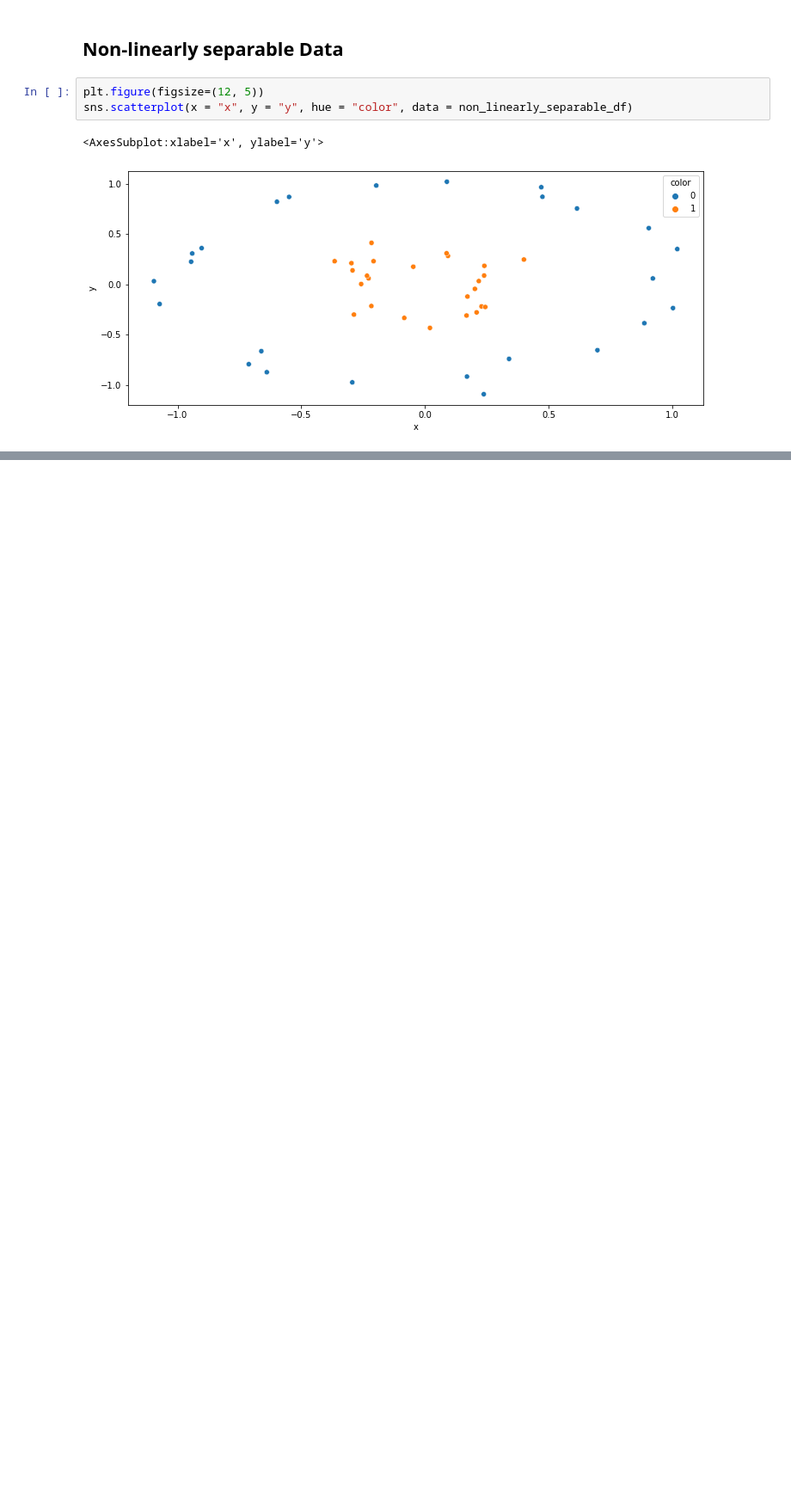
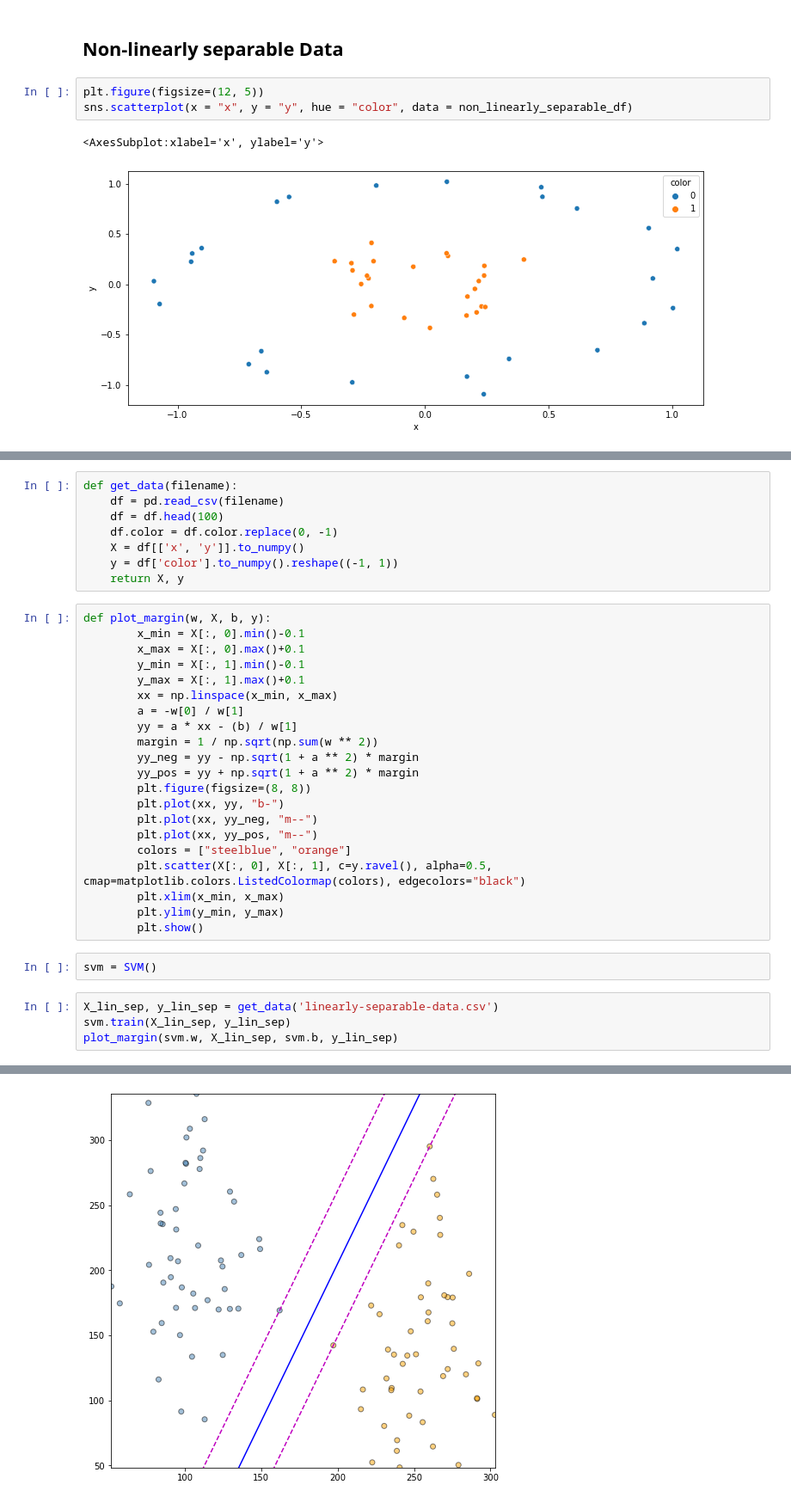
Before and after one commit to miraehab/Support-Vector-Machine-Implementation, a Jupyter notebook: notebook.ipynb, the cells around one changed output, grey strips where cells are left out. Shown at 86% size. Saved outputs shown, nothing was run; the diff lists cells and outputs as text; blank space fills up the shorter version.

```diff
--- a/notebook.ipynb
+++ b/notebook.ipynb
@@ -33,0 +117,36 @@ sns.scatterplot(x = "x", y = "y", hue = "color", data = non_linearly_separable_d
+# %%
+def get_data(filename):
+    df = pd.read_csv(filename)
+    df = df.head(100)
+    df.color = df.color.replace(0, -1)
+    X = df[['x', 'y']].to_numpy()
+    y = df['color'].to_numpy().reshape((-1, 1))
+    return X, y
+# %%
+def plot_margin(w, X, b, y):
+        x_min = X[:, 0].min()-0.1
+        x_max = X[:, 0].max()+0.1
+        y_min = X[:, 1].min()-0.1
+        y_max = X[:, 1].max()+0.1
+        xx = np.linspace(x_min, x_max)
+        a = -w[0] / w[1]
+        yy = a * xx - (b) / w[1]
+        margin = 1 / np.sqrt(np.sum(w ** 2))
+        yy_neg = yy - np.sqrt(1 + a ** 2) * margin
+        yy_pos = yy + np.sqrt(1 + a ** 2) * margin
+        plt.figure(figsize=(8, 8))
+        plt.plot(xx, yy, "b-")
+        plt.plot(xx, yy_neg, "m--")
+        plt.plot(xx, yy_pos, "m--")
+        colors = ["steelblue", "orange"]
+        plt.scatter(X[:, 0], X[:, 1], c=y.ravel(), alpha=0.5, cmap=matplotlib.colors.ListedColormap(colors), edgecolors="black")
+        plt.xlim(x_min, x_max)
+        plt.ylim(y_min, y_max)
+        plt.show()
+# %%
+svm = SVM()
+# %%
+X_lin_sep, y_lin_sep = get_data('linearly-separable-data.csv')
+svm.train(X_lin_sep, y_lin_sep)
+plot_margin(svm.w, X_lin_sep, svm.b, y_lin_sep)
+# %% [output]
@@ -33,0 +165 @@ sns.scatterplot(x = "x", y = "y", hue = "color", data = non_linearly_separable_d
+[figure, added]
```
Also changed, not shown: parts of 9 cells of this notebook, 1 other file.
